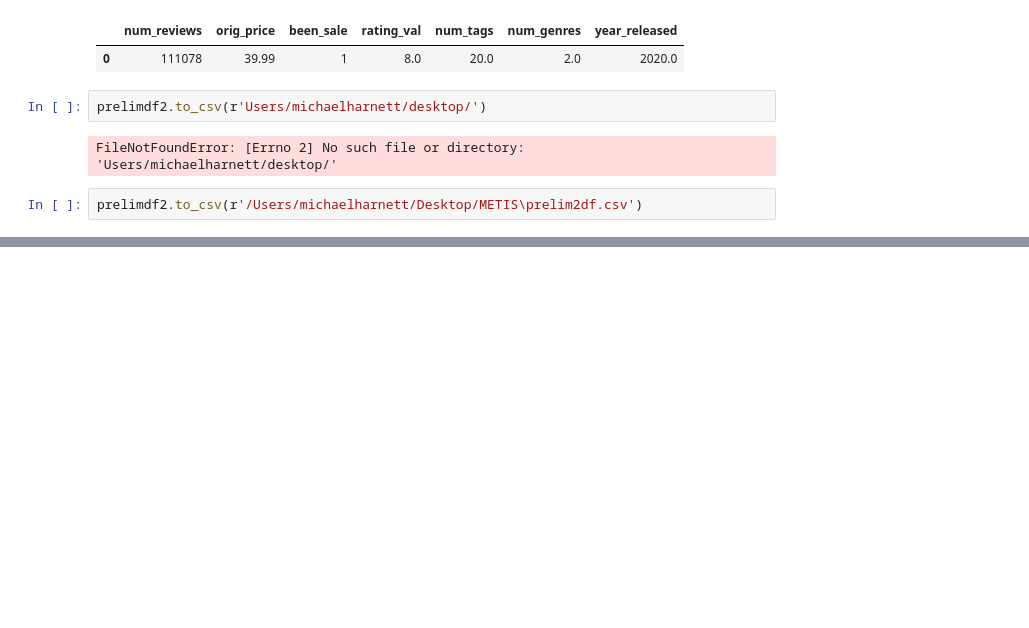
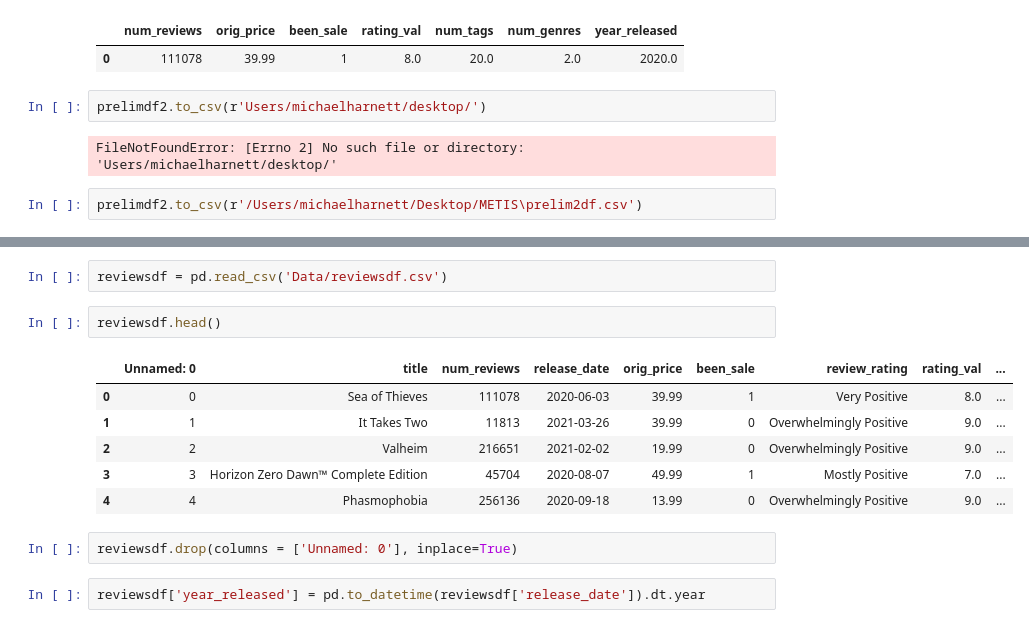
Before and after one commit to MichaelHarnett/Regression_Metis, a Jupyter notebook: df_editing.ipynb, the cells around one changed output, grey strips where cells are left out. Cells and saved outputs as stored; diff of their text form; blank space fills up the shorter version.

```diff
--- a/df_editing.ipynb
+++ b/df_editing.ipynb
@@ -912,0 +916,15 @@ prelimdf2.to_csv(r'/Users/michaelharnett/Desktop/METIS\prelim2df.csv')
+# %%
+reviewsdf = pd.read_csv('Data/reviewsdf.csv')
+# %%
+reviewsdf.head()
+# %% [output]
+|  | Unnamed: 0 | title | num_reviews | release_date | orig_price | been_sale | review_rating | rating_val | ... |
+| 0 | 0 | Sea of Thieves | 111078 | 2020-06-03 | 39.99 | 1 | Very Positive | 8.0 | ... |
+| 1 | 1 | It Takes Two | 11813 | 2021-03-26 | 39.99 | 0 | Overwhelmingly Positive | 9.0 | ... |
+| 2 | 2 | Valheim | 216651 | 2021-02-02 | 19.99 | 0 | Overwhelmingly Positive | 9.0 | ... |
+| 3 | 3 | Horizon Zero Dawn™ Complete Edition | 45704 | 2020-08-07 | 49.99 | 1 | Mostly Positive | 7.0 | ... |
+| 4 | 4 | Phasmophobia | 256136 | 2020-09-18 | 13.99 | 0 | Overwhelmingly Positive | 9.0 | ... |
+# %%
+reviewsdf.drop(columns = ['Unnamed: 0'], inplace=True)
+# %%
+reviewsdf['year_released'] = pd.to_datetime(reviewsdf['release_date']).dt.year
```
Also changed, not shown: parts of 25 cells of this notebook, 1 other file.
